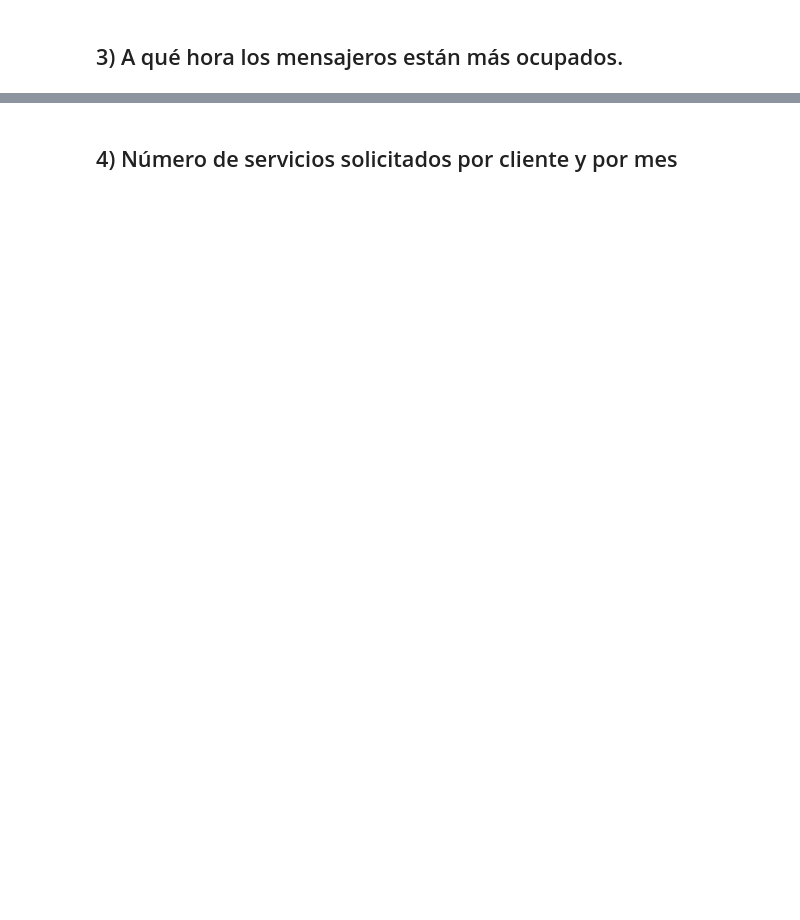
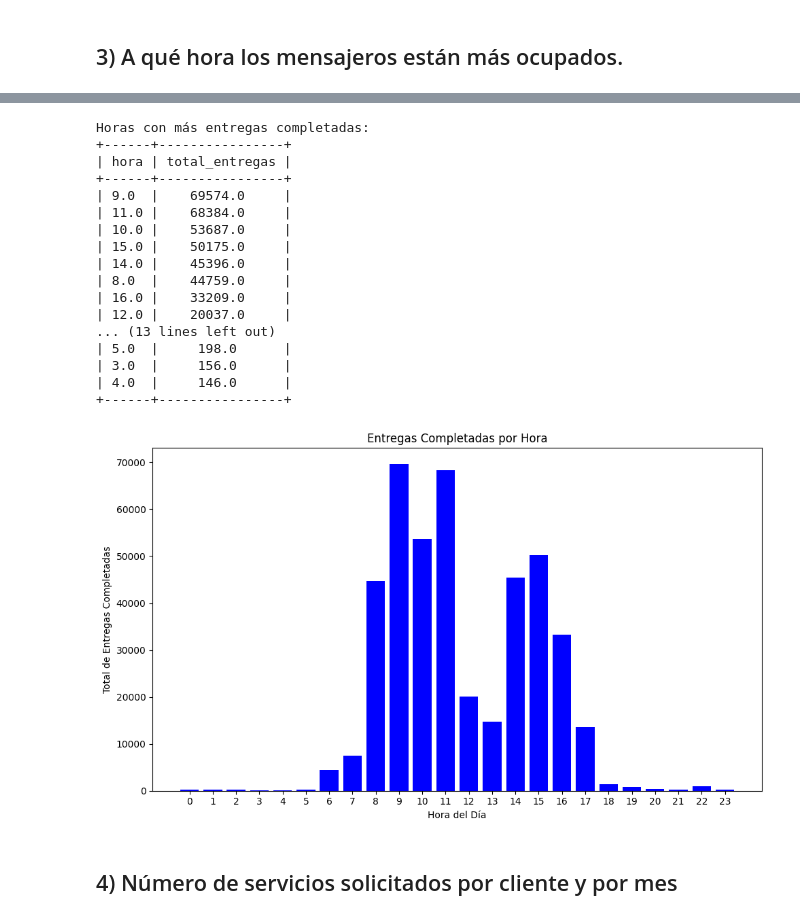
Before and after one commit to FalaisePocket/ETL-Entrega2, a Jupyter notebook: preguntas.ipynb, the cells around one changed output, grey strips where cells are left out. Cells and saved outputs as stored; diff of their text form; code cells hidden in the pictures; blank space fills up the shorter version.

```diff
--- a/preguntas.ipynb
+++ b/preguntas.ipynb
@@ -217,3 +148,47 @@ plt.show()
+# %%
+
+# Agrupar las entregas completadas por hora
+entregas_por_hora = (
+    F_entregasPorHora.groupby('hora')['entregas_completadas_hora']
+    .sum()
+    .reset_index(name='total_entregas')
+)
+
+# Ordenar las horas por la cantidad total de entregas, de mayor a menor
+entregas_por_hora = entregas_por_hora.sort_values(by='total_entregas', ascending=False)
+
+# Mostrar el resultado tabulado
+print("Horas con más entregas completadas:")
+print(tabulate(entregas_por_hora, headers='keys', tablefmt='pretty', showindex=False))
+
+# Graficar el resultado
+plt.figure(figsize=(10, 6))
+plt.bar(entregas_por_hora['hora'], entregas_por_hora['total_entregas'], color='blue')
+plt.xlabel('Hora del Día')
+plt.ylabel('Total de Entregas Completadas')
+plt.title('Entregas Completadas por Hora')
+plt.xticks(range(24))  # Mostrar todas las horas del día en el eje X
+plt.tight_layout()
+plt.show()
+# %% [output]
+Horas con más entregas completadas:
++------+----------------+
+| hora | total_entregas |
++------+----------------+
+| 9.0  |    69574.0     |
+| 11.0 |    68384.0     |
+| 10.0 |    53687.0     |
+| 15.0 |    50175.0     |
+| 14.0 |    45396.0     |
+| 8.0  |    44759.0     |
+| 16.0 |    33209.0     |
+| 12.0 |    20037.0     |
+... (13 lines left out)
+| 5.0  |     198.0      |
+| 3.0  |     156.0      |
+| 4.0  |     146.0      |
++------+----------------+
+[figure, added]
 # %% [markdown]
 ## 4) Número de servicios solicitados por cliente y por mes
 # %%
```
Also changed, not shown: parts of 5 cells of this notebook.
